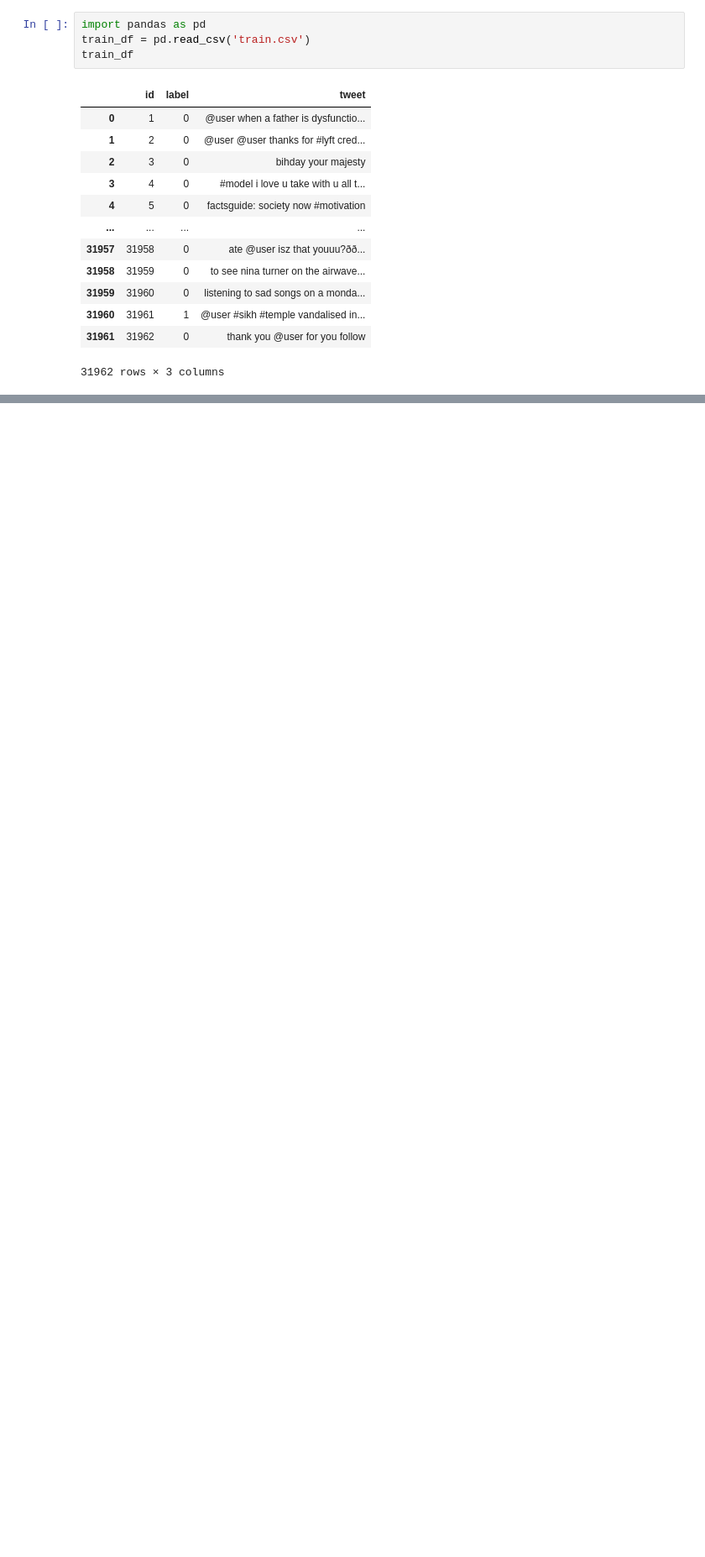
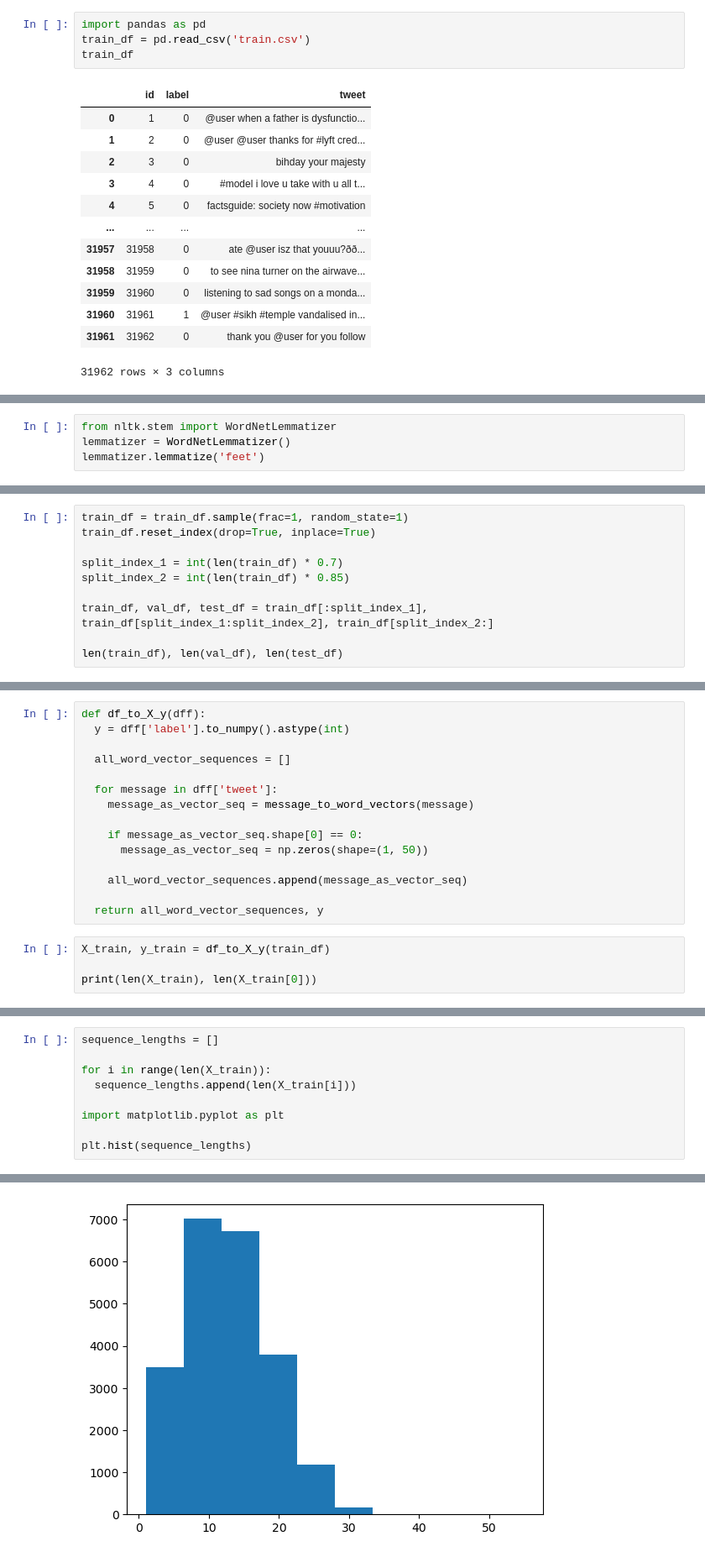
Before and after one commit to rabobahago/Machine_learning_projects, a Jupyter notebook: twitter_sentimental_analysis/main.ipynb, the cells around one changed output, grey strips where cells are left out. Shown at 84% size. Cells and saved outputs as stored; diff of their text form; blank space fills up the shorter version.

```diff
--- a/twitter_sentimental_analysis/main.ipynb
+++ b/twitter_sentimental_analysis/main.ipynb
@@ -18,0 +97,4 @@ train_df
+# %%
+from nltk.stem import WordNetLemmatizer
+lemmatizer = WordNetLemmatizer()
+lemmatizer.lemmatize('feet')
@@ -18,0 +127,10 @@ train_df
+# %%
+train_df = train_df.sample(frac=1, random_state=1)
+train_df.reset_index(drop=True, inplace=True)
+
+split_index_1 = int(len(train_df) * 0.7)
+split_index_2 = int(len(train_df) * 0.85)
+
+train_df, val_df, test_df = train_df[:split_index_1], train_df[split_index_1:split_index_2], train_df[split_index_2:]
+
+len(train_df), len(val_df), len(test_df)
@@ -18,0 +155,19 @@ train_df
+# %%
+def df_to_X_y(dff):
+  y = dff['label'].to_numpy().astype(int)
+
+  all_word_vector_sequences = []
+
+  for message in dff['tweet']:
+    message_as_vector_seq = message_to_word_vectors(message)
+
+    if message_as_vector_seq.shape[0] == 0:
+      message_as_vector_seq = np.zeros(shape=(1, 50))
+
+    all_word_vector_sequences.append(message_as_vector_seq)
+
+  return all_word_vector_sequences, y
+# %%
+X_train, y_train = df_to_X_y(train_df)
+
+print(len(X_train), len(X_train[0]))
@@ -18,0 +180,10 @@ train_df
+# %%
+sequence_lengths = []
+
+for i in range(len(X_train)):
+  sequence_lengths.append(len(X_train[i]))
+
+import matplotlib.pyplot as plt
+
+plt.hist(sequence_lengths)
+# %% [output]
@@ -18,0 +194 @@ train_df
+[figure, added]
```
Also changed, not shown: parts of 28 cells of this notebook.
